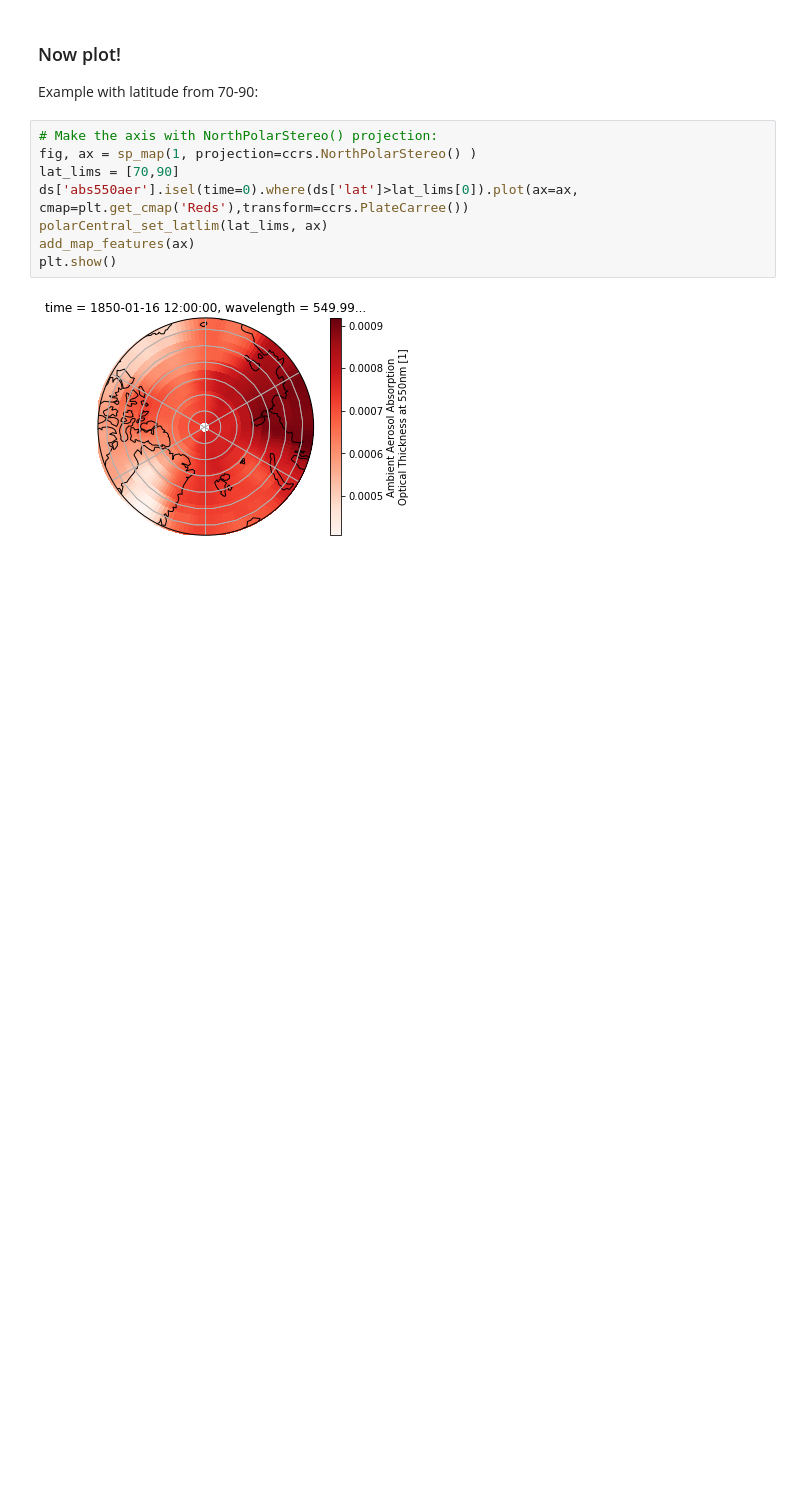
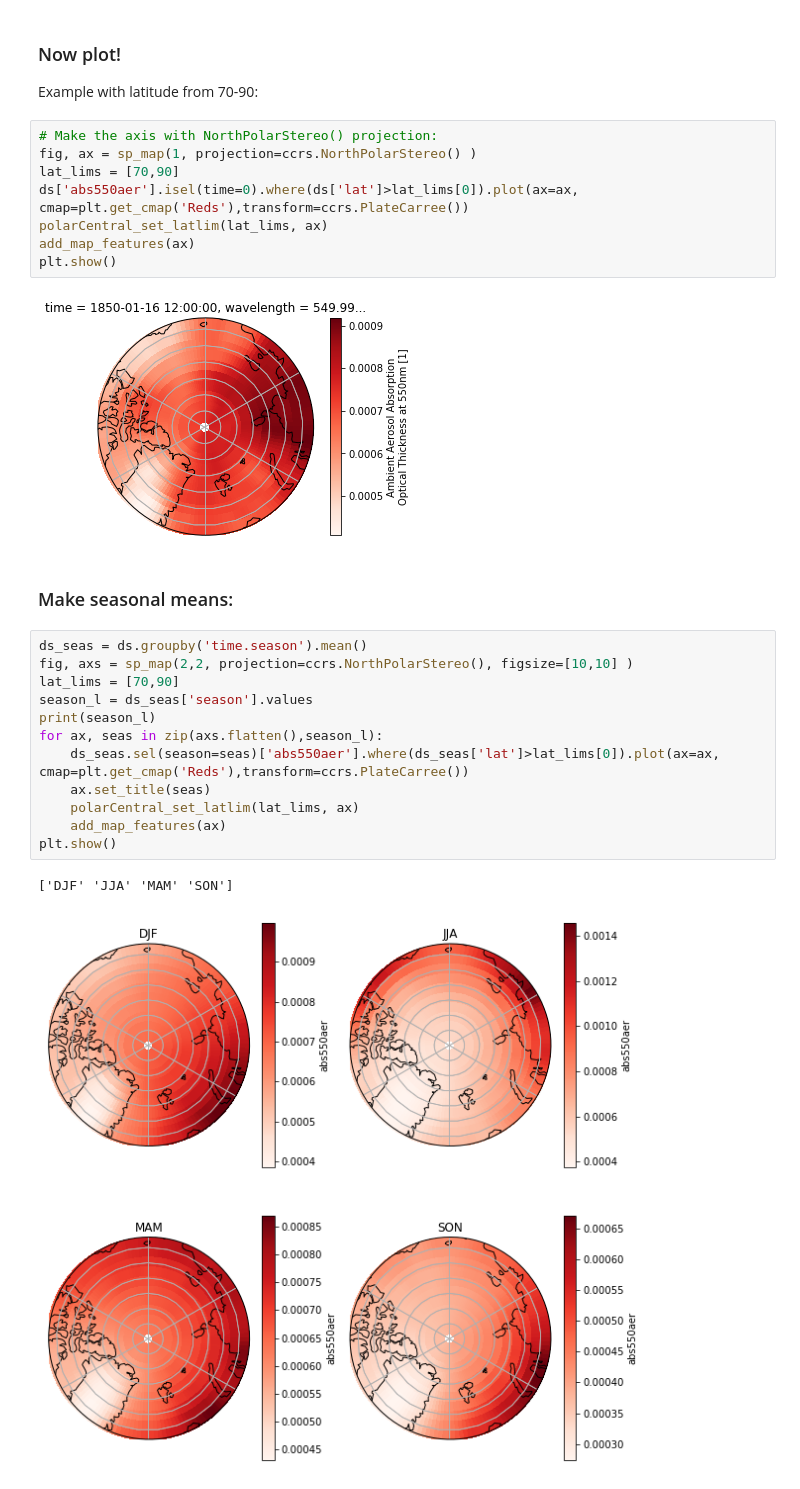
Before and after one commit to NordicESMhub/NEGI-Abisko-2019, a Jupyter notebook: content/training/example_NorthPolarStereo_projection.ipynb, the cells around one changed output. Drawn from its saved outputs; the diff is of its cells as text; blank space fills up the shorter version.

Commit message:
added seasonal

```diff
--- a/content/training/example_NorthPolarStereo_projection.ipynb
+++ b/content/training/example_NorthPolarStereo_projection.ipynb
@@ -48,3 +48,20 @@ add_map_features(ax)
 plt.show()
 # %% [output]
 [figure]
+# %% [markdown]
+### Make seasonal means:
+# %%
+ds_seas = ds.groupby('time.season').mean()
+fig, axs = sp_map(2,2, projection=ccrs.NorthPolarStereo(), figsize=[10,10] )
+lat_lims = [70,90]
+season_l = ds_seas['season'].values
+print(season_l)
+for ax, seas in zip(axs.flatten(),season_l):
+    ds_seas.sel(season=seas)['abs550aer'].where(ds_seas['lat']>lat_lims[0]).plot(ax=ax, cmap=plt.get_cmap('Reds'),transform=ccrs.PlateCarree())
+    ax.set_title(seas)
+    polarCentral_set_latlim(lat_lims, ax)
+    add_map_features(ax)
+plt.show()
+# %% [output]
+['DJF' 'JJA' 'MAM' 'SON']
+[figure, added]
```
